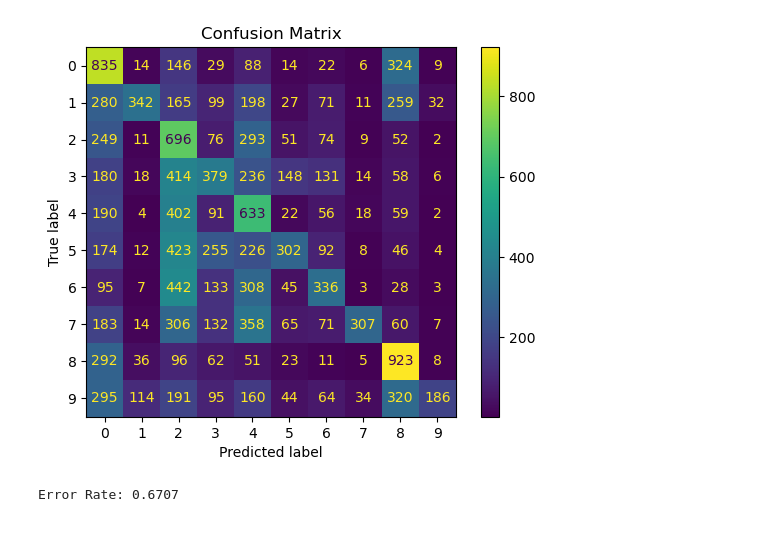
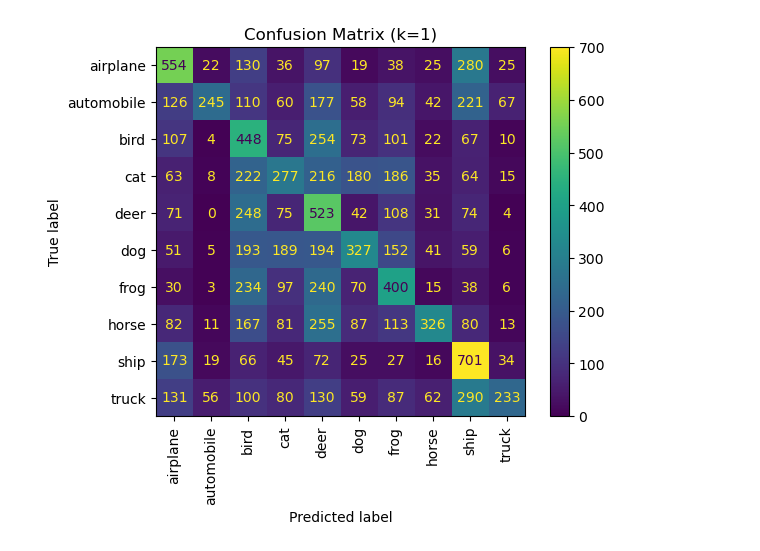
Before and after one commit to dssikdar/ClassifIm, a Jupyter notebook: KNN/knn_cifar10.ipynb, the cells around one changed output. Saved outputs shown, nothing was run; the diff lists cells and outputs as text; code cells hidden in the pictures.

Commit message:
Created 60 20 20 split

```diff
--- a/KNN/knn_cifar10.ipynb
+++ b/KNN/knn_cifar10.ipynb
@@ -21,18 +17,10 @@ x_train, x_test, y_train, y_test = train_test_split(x_all, y_all, test_size=0.25
 # %%
+
+# Split into 60% training, 20% validation, and 20% testing
+x_train, x_temp, y_train, y_temp = train_test_split(x_all, y_all, test_size=0.4, random_state=42)
+x_val, x_test, y_val, y_test = train_test_split(x_temp, y_temp, test_size=0.5, random_state=42)
 
 # Flatten the images
 x_train_flat = x_train.reshape((x_train.shape[0], -1))
+x_val_flat = x_val.reshape((x_val.shape[0], -1))
 x_test_flat = x_test.reshape((x_test.shape[0], -1))
-# %%
-
-# Initialize the KNN classifier
-knn = KNeighborsClassifier(n_neighbors=3)
-
-# Fit the classifier on the training data
-knn.fit(x_train_flat, y_train.ravel())
-
-# Predict on the training set
-y_train_pred = knn.predict(x_train_flat)
-
-# Predict on the test set
-y_test_pred = knn.predict(x_test_flat)
@@ -48,0 +27,10 @@ Test Accuracy: 0.3293
+# %%
+
+# Define the different k values to test
+k_values = [1, 3, 5, 10, 50, 100, 110]
+train_error_rates = []
+val_error_rates = []
+test_error_rates = []
+
+# Class names for CIFAR-10
+class_names = ['airplane', 'automobile', 'bird', 'cat', 'deer', 'dog', 'frog', 'horse', 'ship', 'truck']
@@ -49,16 +110,9 @@ Test Accuracy: 0.3293
 # %%
 
-# Confusion Matrix
-conf_matrix = confusion_matrix(y_test, y_test_pred)
-ConfusionMatrixDisplay(conf_matrix, display_labels=range(10)).plot()
-plt.title("Confusion Matrix")
+# Confusion Matrix for the best k
+conf_matrix = confusion_matrix(y_test, best_test_pred)
+ConfusionMatrixDisplay(conf_matrix, display_labels=class_names).plot(xticks_rotation='vertical')
+plt.title(f"Confusion Matrix (k={best_k})")
 plt.show()
 # %% [output]
-[figure, old version]
+[figure, new version]
-# %%
-
-# Error Rate
-error_rate = 1 - test_accuracy
-print(f"Error Rate: {error_rate:.4f}")
-# %% [output]
-Error Rate: 0.6707
```
Also changed, not shown: parts of 12 cells of this notebook.
